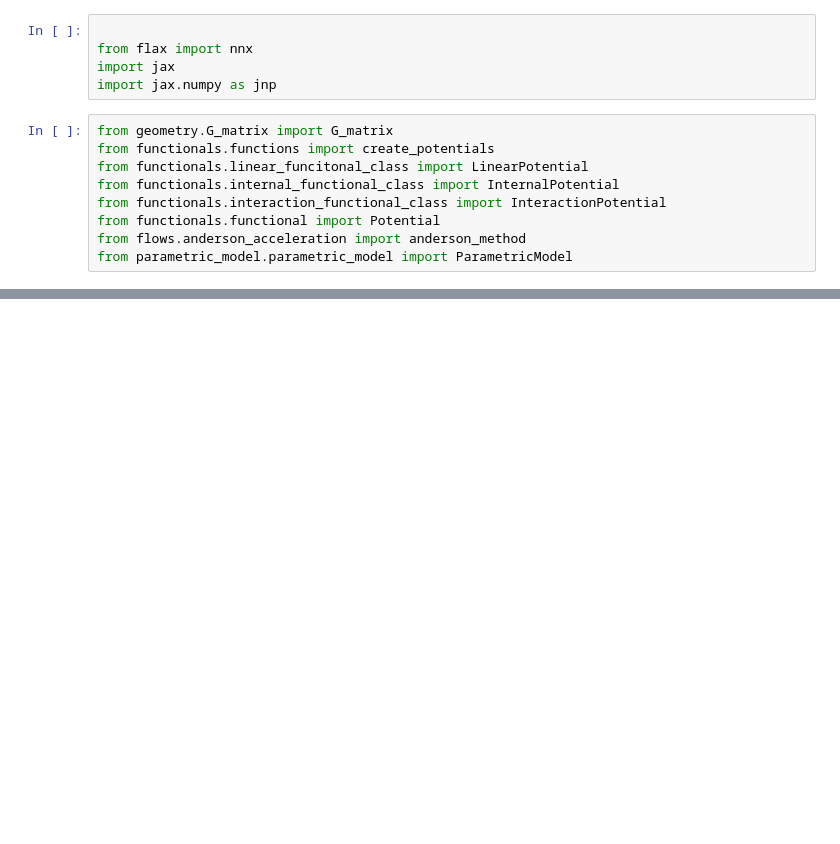
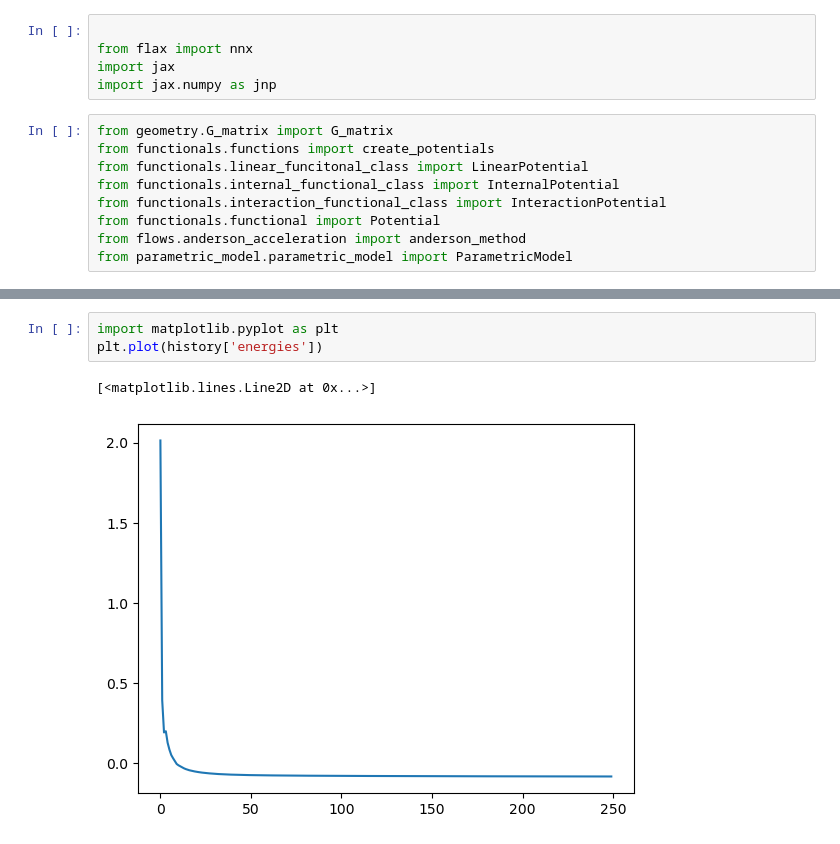
Before and after one commit to SebasGutHdz/Parametric-Wasserstein-Flows, a Jupyter notebook: anderson_acceleration_test.ipynb, the cells around one changed output, grey strips where cells are left out. Saved outputs shown, nothing was run; the diff lists cells and outputs as text; blank space fills up the shorter version.

```diff
--- a/anderson_acceleration_test.ipynb
+++ b/anderson_acceleration_test.ipynb
@@ -104,0 +106,6 @@ Iter   10 | Energy: -6.940559e+01 | Residual: 8.562008e-03 |
+# %%
+import matplotlib.pyplot as plt
+plt.plot(history['energies'])
+# %% [output]
+[<matplotlib.lines.Line2D at 0x...>]
+[figure, added]
```
Also changed, not shown: parts of 6 cells of this notebook, 8 other files.
